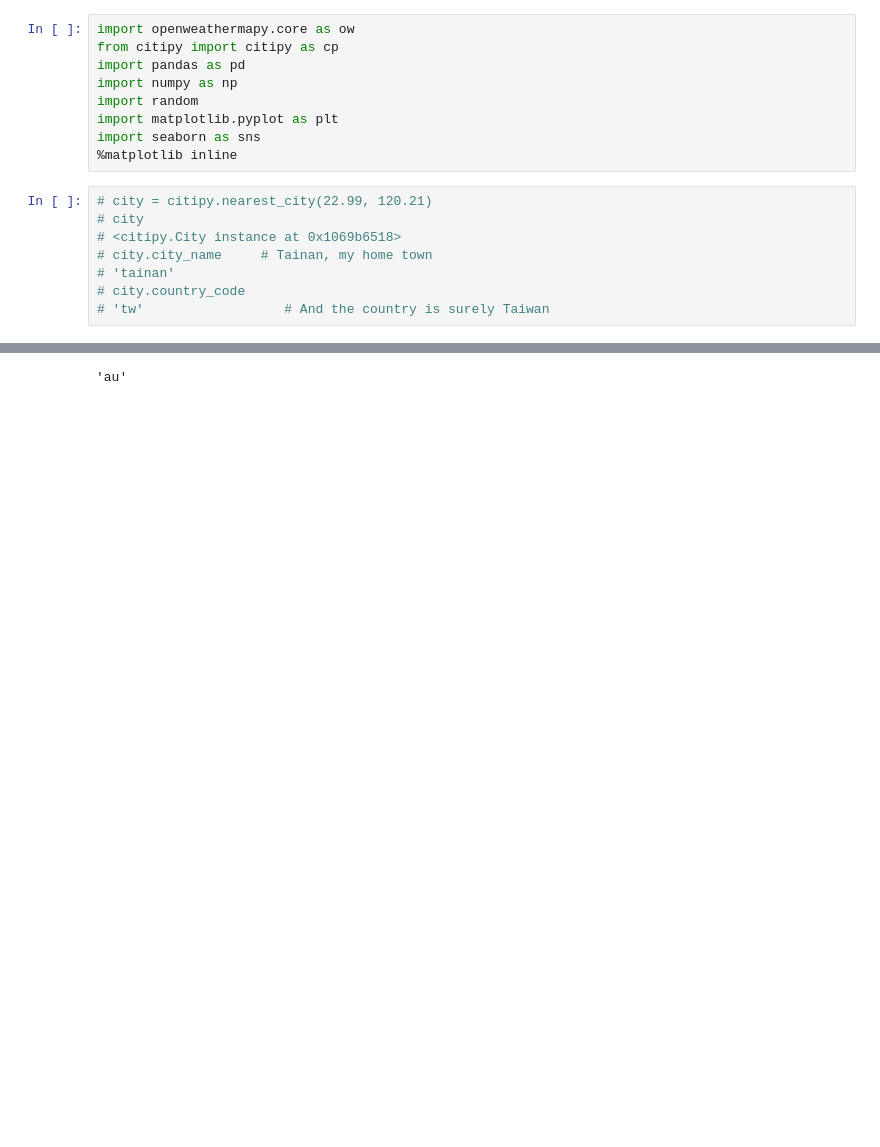
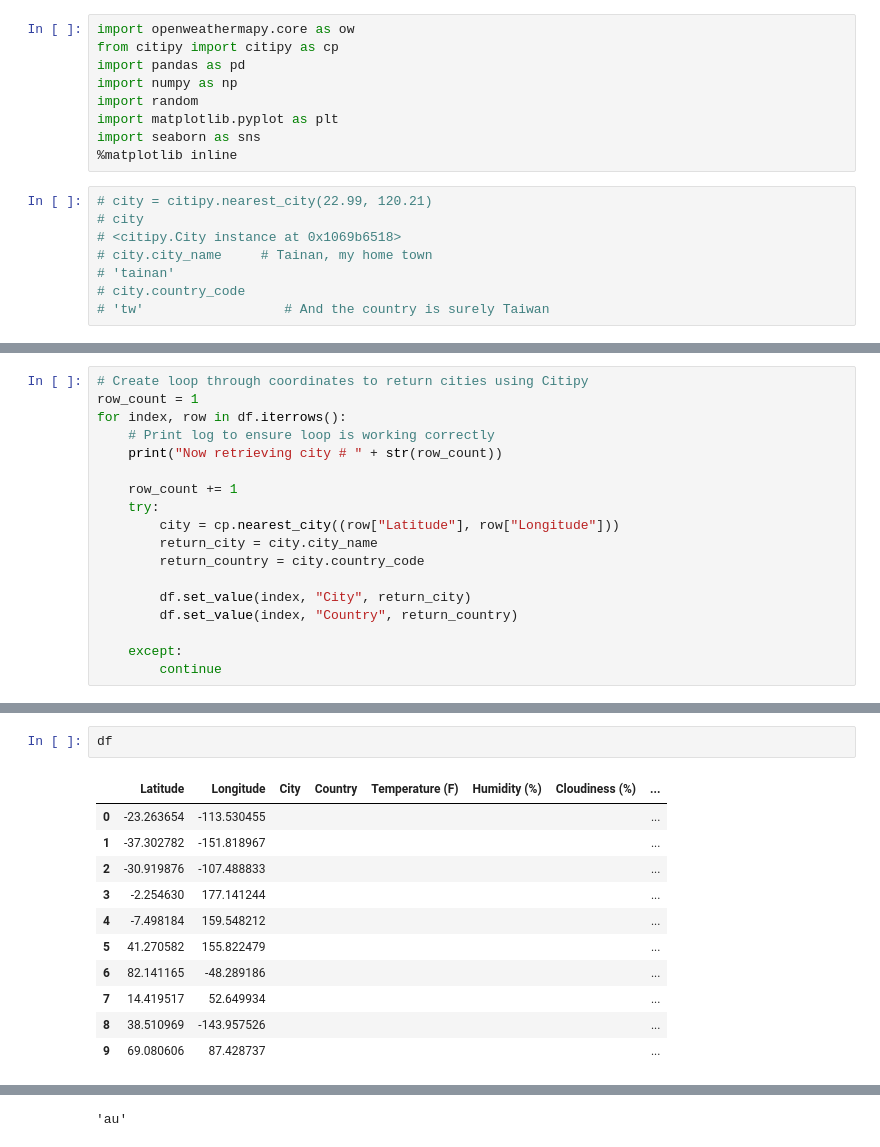
Before and after one commit to tta415/weatherpy, a Jupyter notebook: WeatherPy.ipynb, the cells around one changed output, grey strips where cells are left out. Drawn from its saved outputs; the diff is of its cells as text; blank space fills up the shorter version.

```diff
--- a/WeatherPy.ipynb
+++ b/WeatherPy.ipynb
@@ -56,0 +111,18 @@ df.head(2)
+# %%
+# Create loop through coordinates to return cities using Citipy
+row_count = 1
+for index, row in df.iterrows():
+    # Print log to ensure loop is working correctly
+    print("Now retrieving city # " + str(row_count))
+
+    row_count += 1
+    try:
+        city = cp.nearest_city((row["Latitude"], row["Longitude"]))
+        return_city = city.city_name
+        return_country = city.country_code
+
+        df.set_value(index, "City", return_city)
+        df.set_value(index, "Country", return_country)
+
+    except:
+        continue
@@ -57,3 +140,17 @@ df.head(2)
+# %%
+df
+# %% [output]
+|  | Latitude | Longitude | City | Country | Temperature (F) | Humidity (%) | Cloudiness (%) | ... |
+| 0 | -23.263654 | -113.530455 |  |  |  |  |  | ... |
+| 1 | -37.302782 | -151.818967 |  |  |  |  |  | ... |
+| 2 | -30.919876 | -107.488833 |  |  |  |  |  | ... |
+| 3 | -2.254630 | 177.141244 |  |  |  |  |  | ... |
+| 4 | -7.498184 | 159.548212 |  |  |  |  |  | ... |
+| 5 | 41.270582 | 155.822479 |  |  |  |  |  | ... |
+| 6 | 82.141165 | -48.289186 |  |  |  |  |  | ... |
+| 7 | 14.419517 | 52.649934 |  |  |  |  |  | ... |
+| 8 | 38.510969 | -143.957526 |  |  |  |  |  | ... |
+| 9 | 69.080606 | 87.428737 |  |  |  |  |  | ... |
 # %%
 # Create loop through coordinates to return cities
 for index, row in df.interrows():
```
Also changed, not shown: parts of 7 cells of this notebook.
